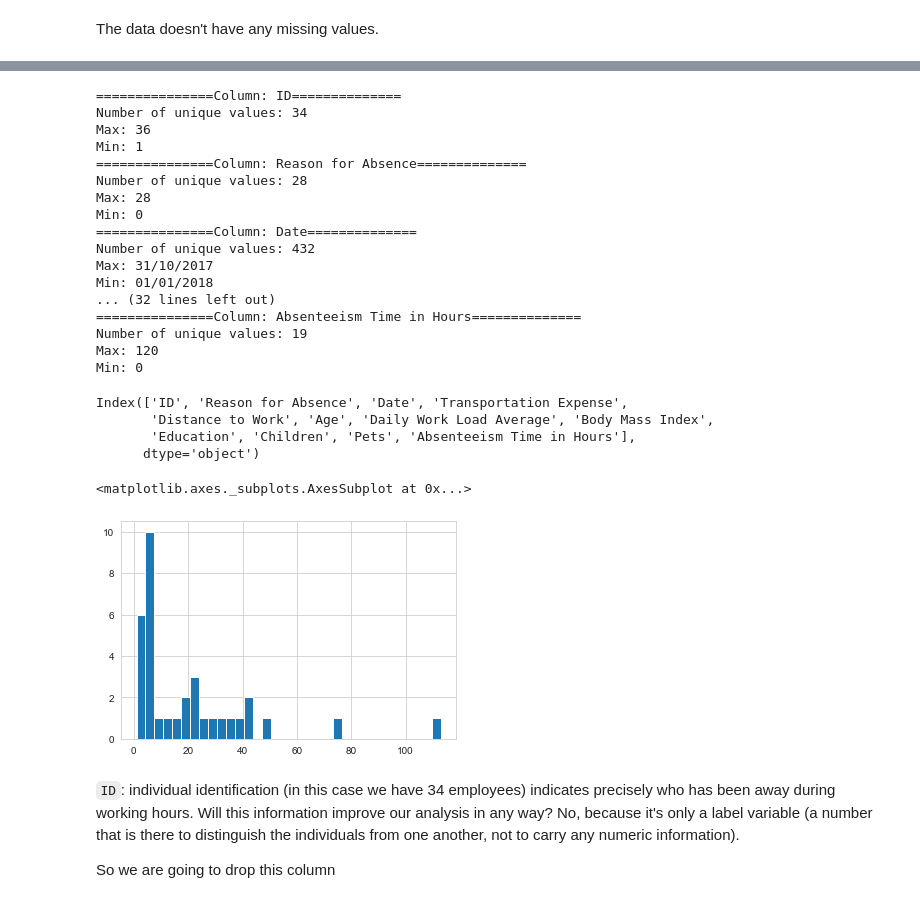
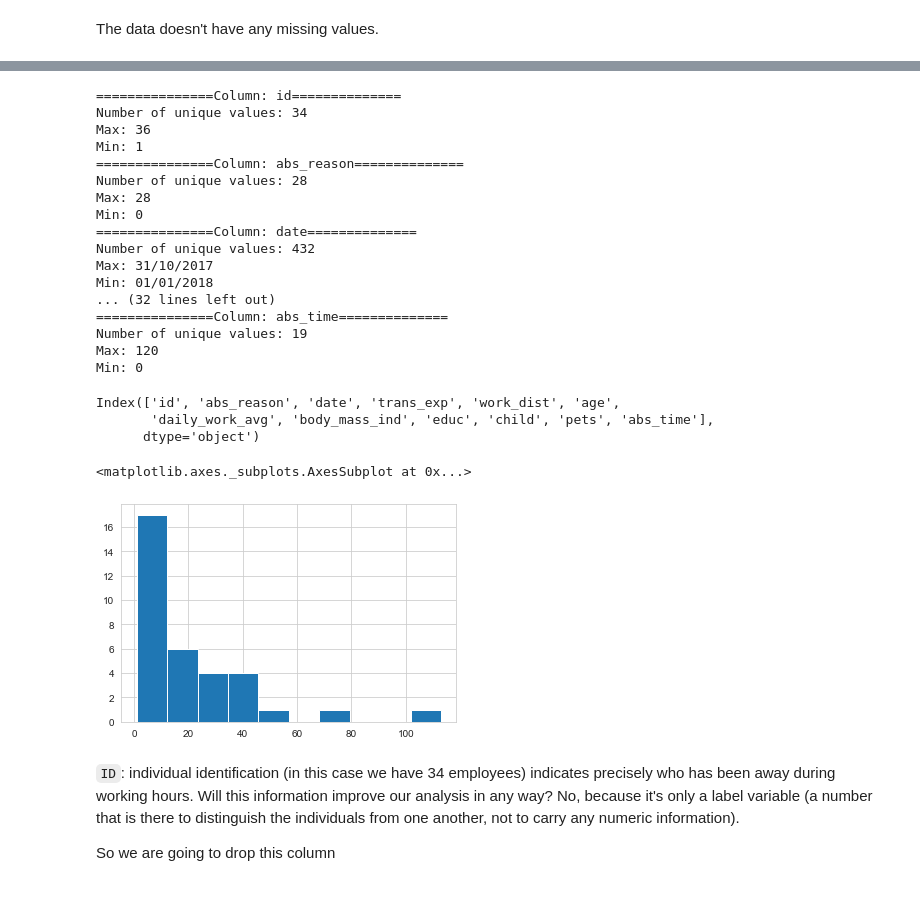
Before and after one commit to fares-ds/Business-Case-Study---Absenteeism, a Jupyter notebook: Case Study - Absenteeism.ipynb, the cells around one changed output, grey strips where cells are left out. Saved outputs shown, nothing was run; the diff lists cells and outputs as text; code cells hidden in the pictures.

```diff
--- a/Case Study - Absenteeism.ipynb
+++ b/Case Study - Absenteeism.ipynb
@@ -39,4 +44,6 @@ sns.set_style("whitegrid")
 # %%
 data = pd.read_csv('data/Absenteeism_data.csv')
+data.columns = ['id', 'abs_reason', 'date', 'trans_exp', 'work_dist', 'age', 'daily_work_avg',
+                'body_mass_ind', 'educ', 'child', 'pets', 'abs_time']
 data.head()
 # %% [output]
@@ -88,35 +96,34 @@ for column in data.columns:
     print(f"Max: {data[column].max()}")
     print(f"Min: {data[column].min()}")
 # %% [output]
-===============Column: ID==============
+===============Column: id==============
 Number of unique values: 34
 Max: 36
 Min: 1
-===============Column: Reason for Absence==============
+===============Column: abs_reason==============
 Number of unique values: 28
 Max: 28
 Min: 0
-===============Column: Date==============
+===============Column: date==============
 Number of unique values: 432
 Max: 31/10/2017
 Min: 01/01/2018
 ... (32 lines left out)
-===============Column: Absenteeism Time in Hours==============
+===============Column: abs_time==============
 Number of unique values: 19
 Max: 120
 Min: 0
 # %%
 data.columns
 # %% [output]
-Index(['ID', 'Reason for Absence', 'Date', 'Transportation Expense',
-       'Distance to Work', 'Age', 'Daily Work Load Average', 'Body Mass Index',
-       'Education', 'Children', 'Pets', 'Absenteeism Time in Hours'],
+Index(['id', 'abs_reason', 'date', 'trans_exp', 'work_dist', 'age',
+       'daily_work_avg', 'body_mass_ind', 'educ', 'child', 'pets', 'abs_time'],
       dtype='object')
 # %%
-data.ID.value_counts().hist(bins=data.ID.nunique())
+data['id'].value_counts().hist()
 # %% [output]
 <matplotlib.axes._subplots.AxesSubplot at 0x...>
-[figure, old version]
+[figure, new version]
 # %% [markdown]
 `ID`: individual identification (in this case we have 34 employees) indicates precisely who has been away during working hours.  Will this information improve our analysis in any way? No, because it's only a label variable (a number that is there to distinguish the individuals from one another, not to carry any numeric information).
 
```
Also changed, not shown: parts of 77 cells of this notebook, 1 other file.
